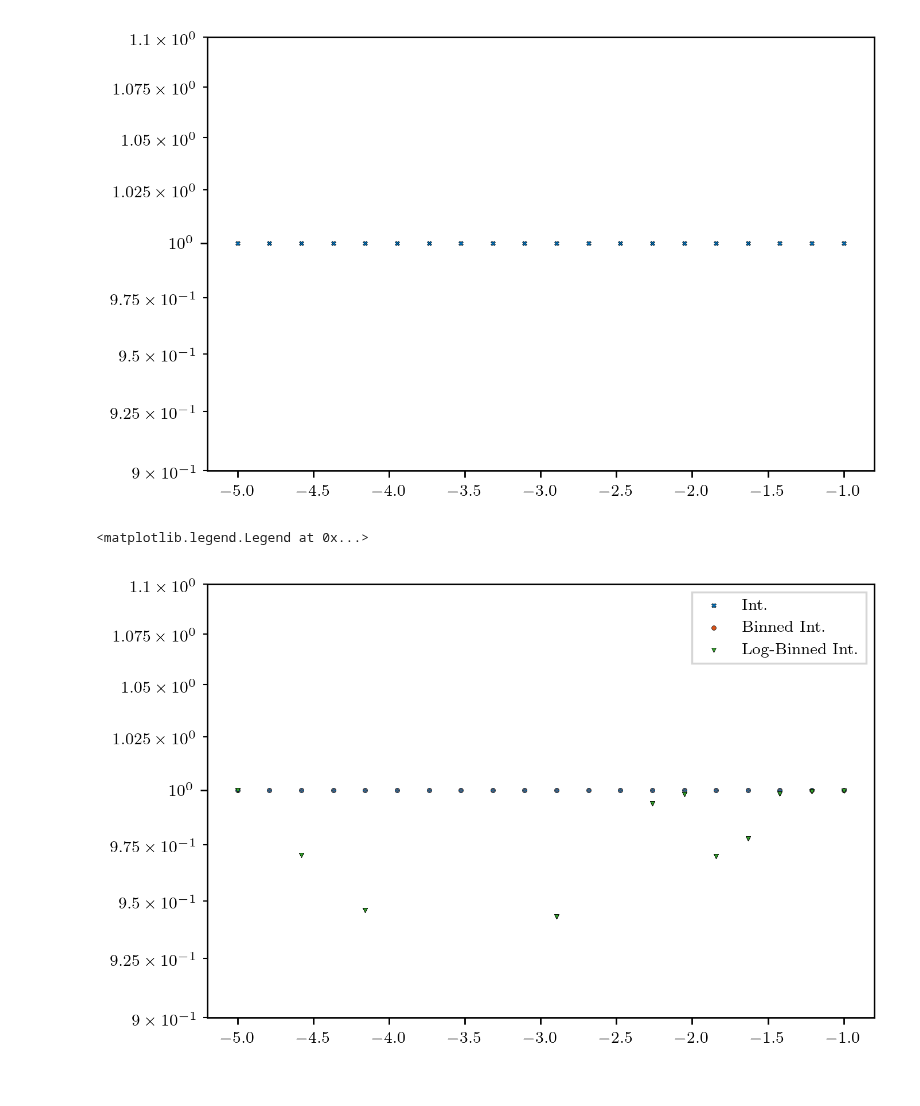
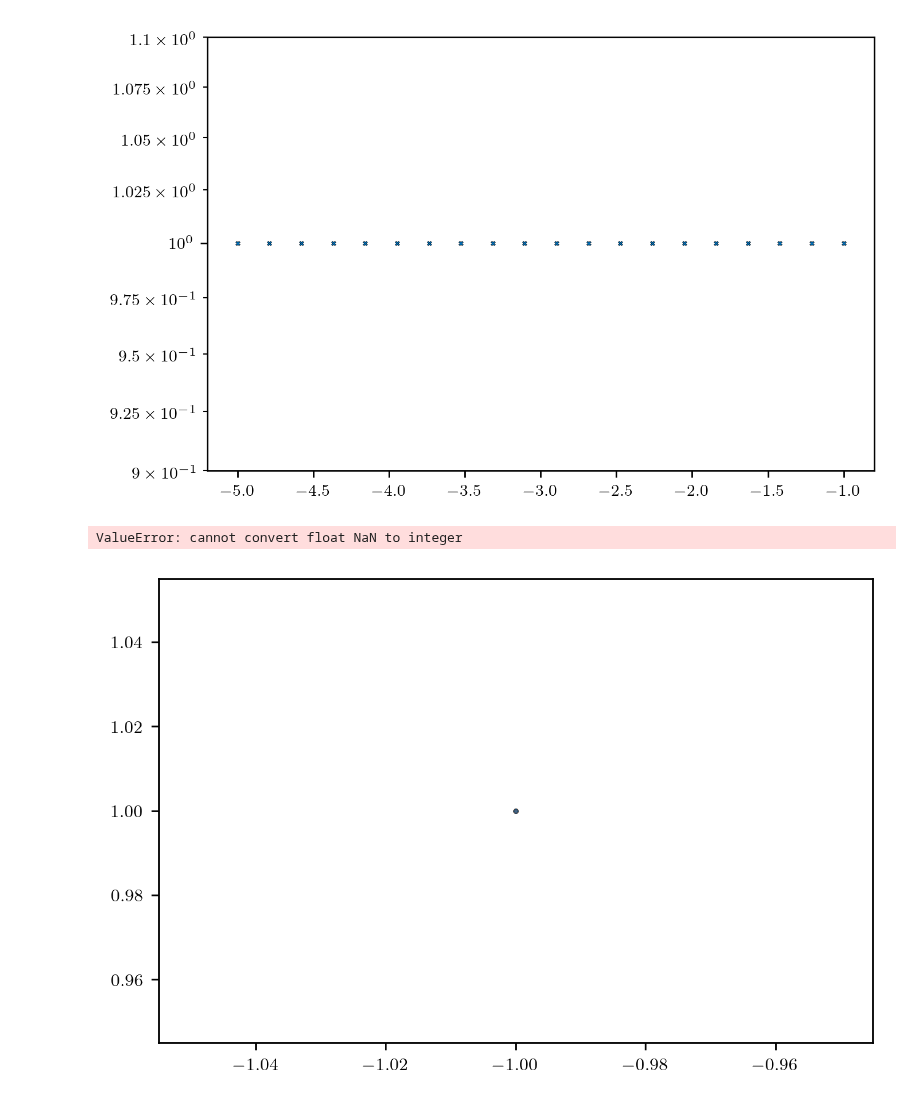
Before and after one commit to mab68/Kea, a Jupyter notebook: example_notebooks/parsevals.ipynb, the cells around one changed output. Saved outputs shown, nothing was run; the diff lists cells and outputs as text; code cells hidden in the pictures.

```diff
--- a/example_notebooks/parsevals.ipynb
+++ b/example_notebooks/parsevals.ipynb
@@ -177,40 +177,40 @@ for e, kfek in enumerate(specs):
         mean_func=np.nansum, min_bin=0., max_bin=None,
         ignore_nan=False, norm_bin_size=True, bin_center=True,
         cut_excess=False, nan_small=False)
-    e_estimation = (dk/twopi)**D * np.nansum(feko * width)
+    e_estimation = np.nansum(feko * width) * (dk/twopi)**D
     #print(e_estimation / energies[e])
     plt.scatter(alphas[e], e_estimation / energies[e], marker='o', s=5., color=c[0], zorder=2, linewidth=0.2, edgecolor='black')
     #assert np.isclose(e_estimation / energies[e], 1., rtol=0.02), e_estimation / energies[e]
 
     for i in range(4, 8):
         ko, feko, width = bin_data(spectra_base.wavenumber_mesh(kD), fekD,
             mean_func=np.nansum, min_bin=0., max_bin=None,
             ignore_nan=False, norm_bin_size=True, bin_center=True,
             cut_excess=False, nan_small=False, num_bins=N//i)
-        e_estimation = (dk/twopi)**D * np.nansum(feko * width)
+        e_estimation = np.nansum(feko * width) * (dk/twopi)**D
         #print(e_estimation / energies[e])
         plt.scatter(alphas[e], e_estimation / energies[e], marker='X', s=5., color=c[1], zorder=2, linewidth=0.2, edgecolor='black', alpha=0.1)
         #assert np.isclose(e_estimation / energies[e], 1., rtol=0.02), e_estimation / energies[e]
 
     for i in range(4, 8):
         ko, feko, width = bin_data(spectra_base.wavenumber_mesh(kD), fekD,
-            mean_func=np.nansum, min_bin=dk, max_bin=None,
+            mean_func=np.nansum, min_bin=0., max_bin=None,
             ignore_nan=False, norm_bin_size=True, bin_center=True,
             cut_excess=False, nan_small=False, num_bins=N//i, log_space=True)
-        e_estimation = (dk/twopi)**D * np.nansum(feko * width)
+        e_estimation = np.nansum(feko * width) * (dk/twopi)**D
         #print(e_estimation / energies[e])
         plt.scatter(alphas[e], e_estimation / energies[e], marker='v', s=5., color=c[2], zorder=2, linewidth=0.2, edgecolor='black')
         #assert np.isclose(e_estimation / energies[e], 1., rtol=0.02), e_estimation / energies[e]
 
 plt.yscale('log')
 plt.ylim((9e-1, 1.1e0))
 plt.scatter([], [], marker='X', s=5., color=c[0], linewidth=0.2, edgecolor='black', label=r'Int.')
 plt.scatter([], [], marker='o', s=5., color=c[1], linewidth=0.2, edgecolor='black', label=r'Binned Int.')
 plt.scatter([], [], marker='v', s=5., color=c[2], linewidth=0.2, edgecolor='black', label=r'Log-Binned Int.')
 plt.legend(fancybox=False, frameon=True)
 # %% [output]
-<matplotlib.legend.Legend at 0x...>
+ValueError: cannot convert float NaN to integer
-[figure, old version]
+[figure, new version]
 # %%
 
 def kern(bins, D, _db, _dx):
```
Also changed, not shown: parts of 1 cell of this notebook, 1 other file.
